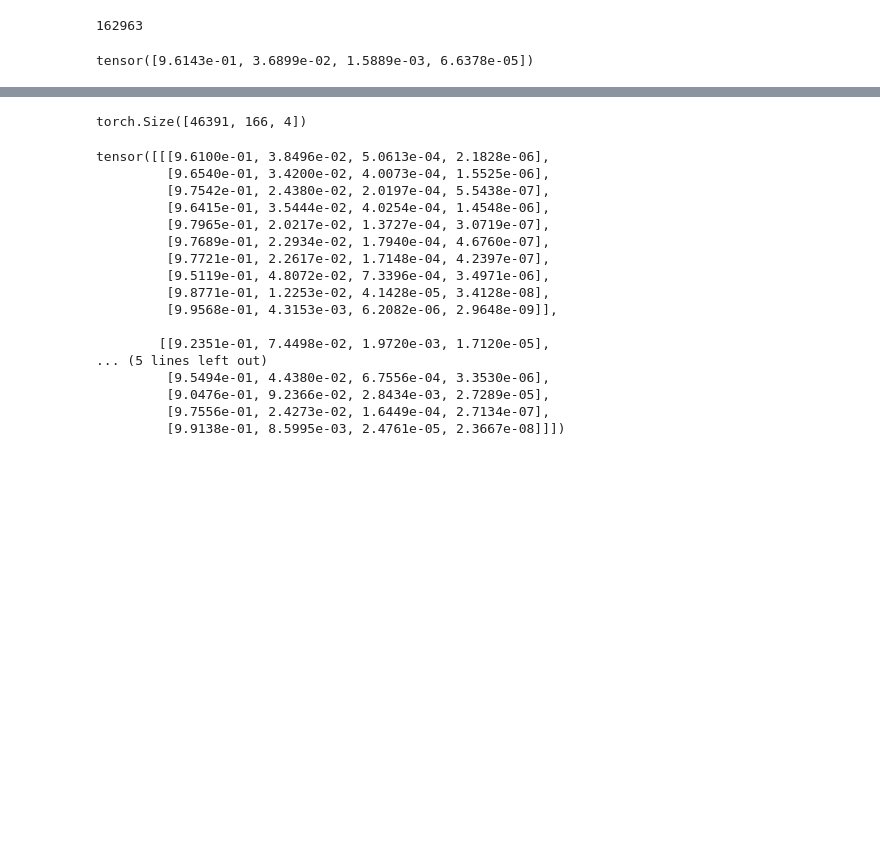
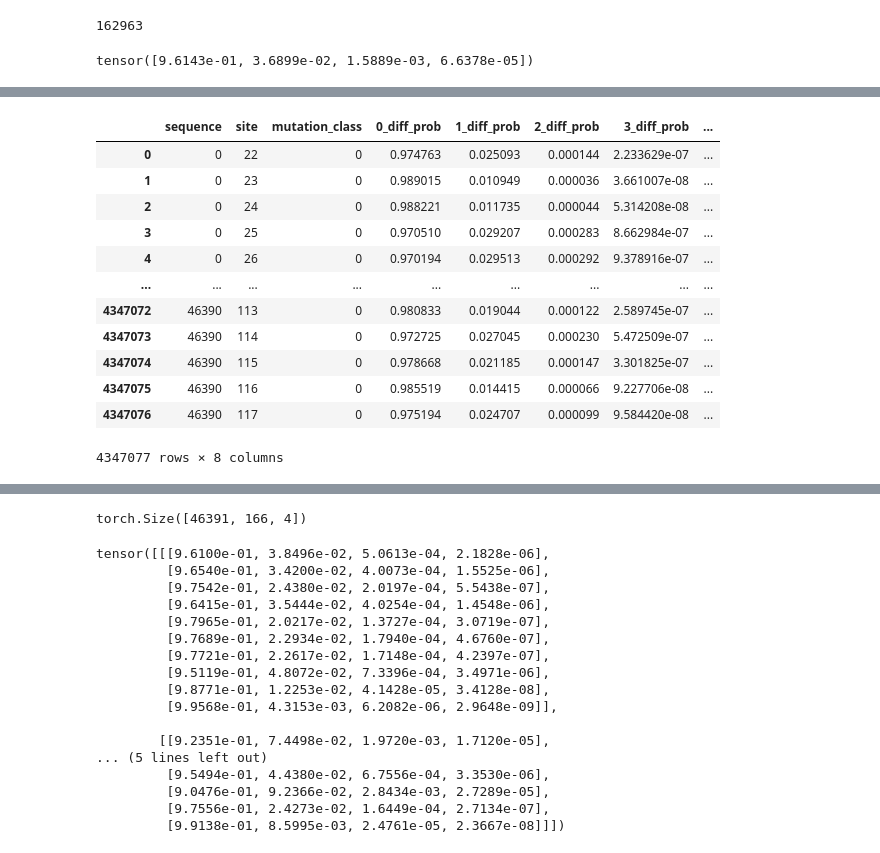
Before and after one commit to matsengrp/thrifty-experiments-1, a Jupyter notebook: human/neutral_codon.ipynb, the cells around one changed output, grey strips where cells are left out. Saved outputs shown, nothing was run; the diff lists cells and outputs as text; code cells hidden in the pictures; blank space fills up the shorter version.

```diff
--- a/human/neutral_codon.ipynb
+++ b/human/neutral_codon.ipynb
@@ -169,3 +53,22 @@ def probs_of_difference_count_seq(parent_seq, codon_probs, num_diff_tensors):
 rates, csps = framework.trimmed_shm_model_outputs_of_crepe(crepe, pcp_df["parent"])
 pcp_df["rates"] = rates
 pcp_df["subs_probs"] = csps
+# %%
+def codon_probs_of_parent_scaled_rates_and_sub_probs(parent_idxs, scaled_rates, sub_probs):
+    """
+    Compute the probabilities of mutating to various codons for a parent sequence.
+
+    This uses the same machinery as we use for fitting the DNSM, but we stay on
+    the codon level rather than moving to syn/nonsyn changes.
+    """
+    # This is from `aaprobs_of_parent_scaled_rates_and_sub_probs`:
+    mut_probs = 1.0 - torch.exp(-scaled_rates)
+    parent_codon_idxs = reshape_for_codons(parent_idxs)
+    codon_mut_probs = reshape_for_codons(mut_probs)
+    codon_sub_probs = reshape_for_codons(sub_probs)
+
+    # This is from `aaprob_of_mut_and_sub`:
+    mut_matrices = build_mutation_matrices(parent_codon_idxs, codon_mut_probs, codon_sub_probs)
+    codon_probs = codon_probs_of_mutation_matrices(mut_matrices)
+
+    return codon_probs
@@ -270,0 +363,19 @@ tensor([9.6143e-01, 3.6899e-02, 1.5889e-03, 6.6378e-05])
+# %%
+# turn pcp_df["branch_length_quantile"] into a dict mapping from idx to quantile
+branch_length_quantile_dict = pcp_df["branch_length_quantile"].to_dict()
+pre_obs_vs_exp_df["branch_length_quantile"] = pre_obs_vs_exp_df["sequence"].map(branch_length_quantile_dict)
+pre_obs_vs_exp_df
+# %% [output]
+|  | sequence | site | mutation_class | 0_diff_prob | 1_diff_prob | 2_diff_prob | 3_diff_prob | ... |
+| 0 | 0 | 22 | 0 | 0.974763 | 0.025093 | 0.000144 | 2.233629e-07 | ... |
+| 1 | 0 | 23 | 0 | 0.989015 | 0.010949 | 0.000036 | 3.661007e-08 | ... |
+| 2 | 0 | 24 | 0 | 0.988221 | 0.011735 | 0.000044 | 5.314208e-08 | ... |
+| 3 | 0 | 25 | 0 | 0.970510 | 0.029207 | 0.000283 | 8.662984e-07 | ... |
+| 4 | 0 | 26 | 0 | 0.970194 | 0.029513 | 0.000292 | 9.378916e-07 | ... |
+| ... | ... | ... | ... | ... | ... | ... | ... | ... |
+| 4347072 | 46390 | 113 | 0 | 0.980833 | 0.019044 | 0.000122 | 2.589745e-07 | ... |
+| 4347073 | 46390 | 114 | 0 | 0.972725 | 0.027045 | 0.000230 | 5.472509e-07 | ... |
+| 4347074 | 46390 | 115 | 0 | 0.978668 | 0.021185 | 0.000147 | 3.301825e-07 | ... |
+| 4347075 | 46390 | 116 | 0 | 0.985519 | 0.014415 | 0.000066 | 9.227706e-08 | ... |
+| 4347076 | 46390 | 117 | 0 | 0.975194 | 0.024707 | 0.000099 | 9.584420e-08 | ... |
+4347077 rows × 8 columns
```
Also changed, not shown: parts of 26 cells of this notebook.
